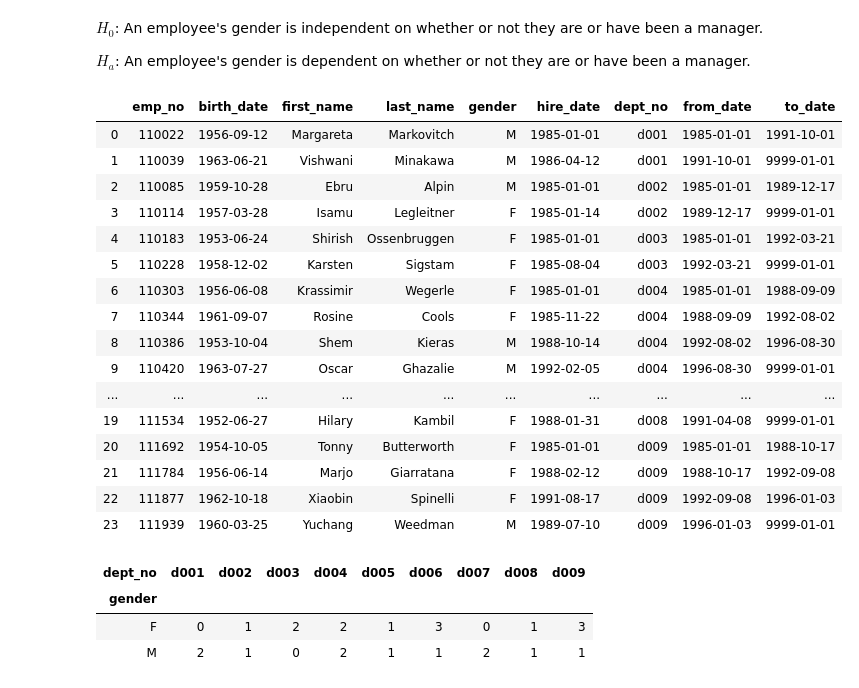
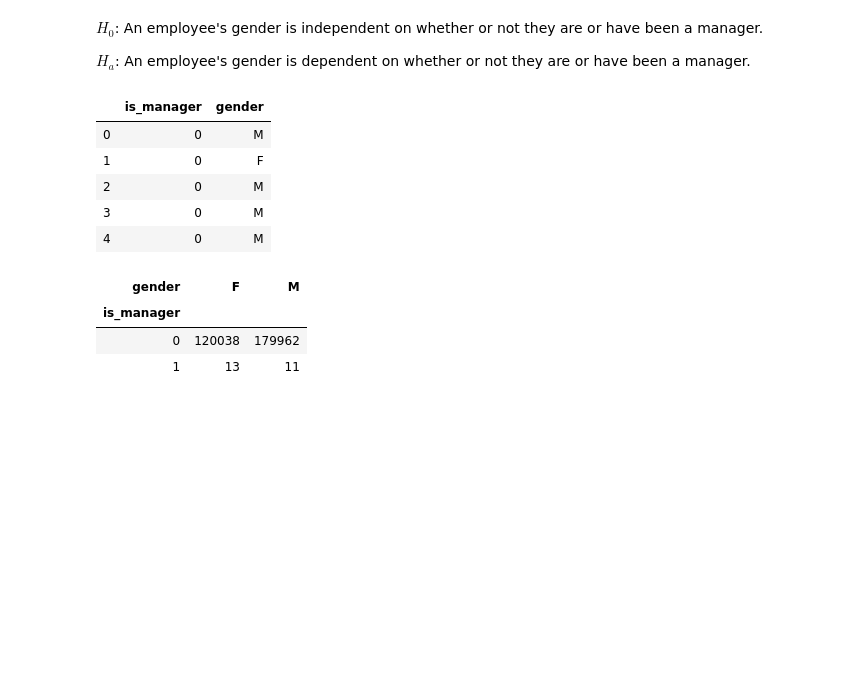
Before and after one commit to sunwenliang14/statistics-exercises, a Jupyter notebook: hypothesis_testing.ipynb, the cells around one changed output. Drawn from its saved outputs; the diff is of its cells as text; code cells hidden in the pictures; blank space fills up the shorter version.

```diff
--- a/hypothesis_testing.ipynb
+++ b/hypothesis_testing.ipynb
@@ -403,24 +433,0 @@ Reject the null hypothesis.
-# %%
-query = '''
-SELECT
-    DATEDIFF(end_date, start_date) / 365.25 AS tenure,
-    salary
-FROM (
-    SELECT
-        e.emp_no,
-        e.hire_date AS start_date,
-        MAX(s.salary) AS salary,
-        IF(
-            de.to_date = '9999-01-01',
-            (SELECT MAX(hire_date) FROM employees),
-            de.to_date
-        ) as end_date
-    FROM employees e
-    JOIN dept_emp de USING (emp_no)
-    JOIN salaries s USING (emp_no)
-    GROUP BY e.emp_no, start_date, end_date
-) a
-'''
-
-employees = pd.read_sql(query, get_db_url('employees'))
-employees
@@ -623,39 +621,29 @@ $H_0$:   An employee's gender is independent on whether or not they are or have
 $H_a$:   An employee's gender is dependent on whether or not they are or have been a manager.
 # %%
 query = """
-    SELECT * FROM employees
-   JOIN dept_manager USING(emp_no)
-;
-    """
+    SELECT
+    e.emp_no IN (SELECT emp_no FROM dept_manager) AS is_manager,
+    e.gender
+FROM employees e
+"""
 url = get_db_url("employees")
 gender_and_manager = pd.read_sql(query, url)
-gender_and_manager
+gender_and_manager.head()
 # %% [output]
-|  | emp_no | birth_date | first_name | last_name | gender | hire_date | dept_no | from_date | to_date |
-| 0 | 110022 | 1956-09-12 | Margareta | Markovitch | M | 1985-01-01 | d001 | 1985-01-01 | 1991-10-01 |
-| 1 | 110039 | 1963-06-21 | Vishwani | Minakawa | M | 1986-04-12 | d001 | 1991-10-01 | 9999-01-01 |
-| 2 | 110085 | 1959-10-28 | Ebru | Alpin | M | 1985-01-01 | d002 | 1985-01-01 | 1989-12-17 |
-| 3 | 110114 | 1957-03-28 | Isamu | Legleitner | F | 1985-01-14 | d002 | 1989-12-17 | 9999-01-01 |
-| 4 | 110183 | 1953-06-24 | Shirish | Ossenbruggen | F | 1985-01-01 | d003 | 1985-01-01 | 1992-03-21 |
-| 5 | 110228 | 1958-12-02 | Karsten | Sigstam | F | 1985-08-04 | d003 | 1992-03-21 | 9999-01-01 |
-| 6 | 110303 | 1956-06-08 | Krassimir | Wegerle | F | 1985-01-01 | d004 | 1985-01-01 | 1988-09-09 |
-| 7 | 110344 | 1961-09-07 | Rosine | Cools | F | 1985-11-22 | d004 | 1988-09-09 | 1992-08-02 |
-| 8 | 110386 | 1953-10-04 | Shem | Kieras | M | 1988-10-14 | d004 | 1992-08-02 | 1996-08-30 |
-| 9 | 110420 | 1963-07-27 | Oscar | Ghazalie | M | 1992-02-05 | d004 | 1996-08-30 | 9999-01-01 |
-| ... | ... | ... | ... | ... | ... | ... | ... | ... | ... |
-| 19 | 111534 | 1952-06-27 | Hilary | Kambil | F | 1988-01-31 | d008 | 1991-04-08 | 9999-01-01 |
-| 20 | 111692 | 1954-10-05 | Tonny | Butterworth | F | 1985-01-01 | d009 | 1985-01-01 | 1988-10-17 |
-| 21 | 111784 | 1956-06-14 | Marjo | Giarratana | F | 1988-02-12 | d009 | 1988-10-17 | 1992-09-08 |
-| 22 | 111877 | 1962-10-18 | Xiaobin | Spinelli | F | 1991-08-17 | d009 | 1992-09-08 | 1996-01-03 |
-| 23 | 111939 | 1960-03-25 | Yuchang | Weedman | M | 1989-07-10 | d009 | 1996-01-03 | 9999-01-01 |
+|  | is_manager | gender |
+| 0 | 0 | M |
+| 1 | 0 | F |
+| 2 | 0 | M |
+| 3 | 0 | M |
+| 4 | 0 | M |
 # %%
-observed = pd.crosstab(gender_and_manager.gender, gender_and_manager.dept_no)
+observed = pd.crosstab(gender_and_manager.is_manager, gender_and_manager.gender)
 observed
 # %% [output]
-| dept_no | d001 | d002 | d003 | d004 | d005 | d006 | d007 | d008 | d009 |
-| gender |  |  |  |  |  |  |  |  |  |
-| F | 0 | 1 | 2 | 2 | 1 | 3 | 0 | 1 | 3 |
-| M | 2 | 1 | 0 | 2 | 1 | 1 | 2 | 1 | 1 |
+| gender | F | M |
+| is_manager |  |  |
+| 0 | 120038 | 179962 |
+| 1 | 13 | 11 |
 # %%
 chi2, p, degf, expected = stats.chi2_contingency(observed)
 p
```
Also changed, not shown: parts of 26 cells of this notebook.
